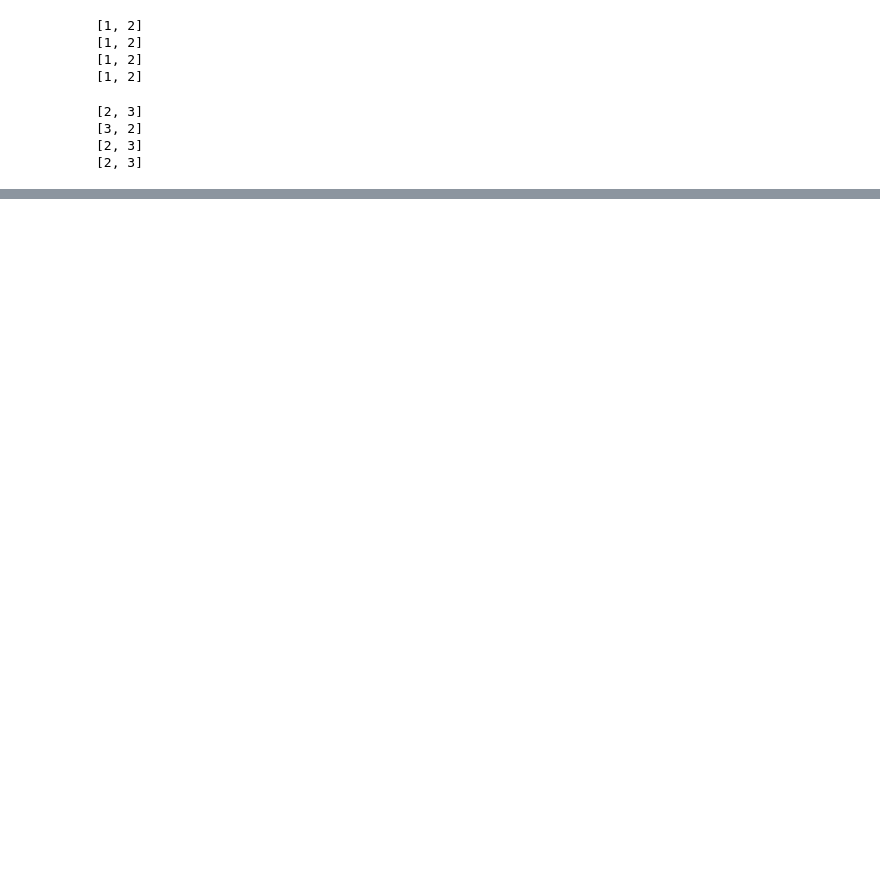
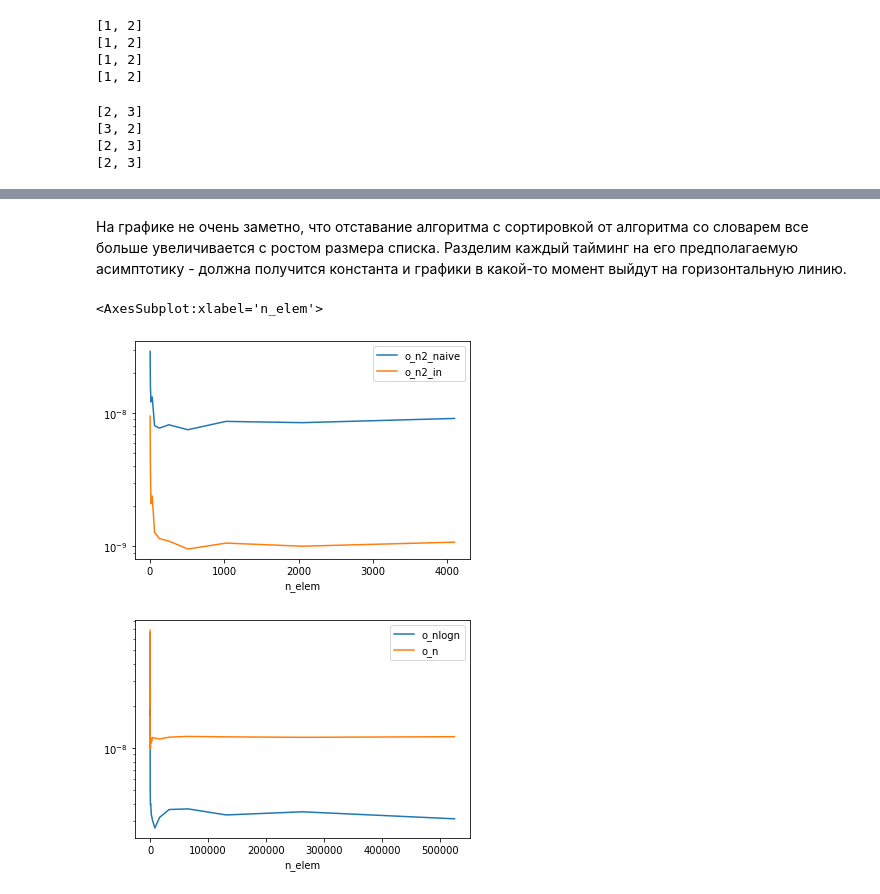
Before and after one commit to gdemin/ozon-coding-test, a Jupyter notebook: ozon_coding_test.ipynb, the cells around one changed output, grey strips where cells are left out. Drawn from its saved outputs; the diff is of its cells as text; code cells hidden in the pictures; blank space fills up the shorter version.

```diff
--- a/ozon_coding_test.ipynb
+++ b/ozon_coding_test.ipynb
@@ -148,0 +208,13 @@ res.plot(x = "n", y = ["indexes_sort", "indexes_fast"], logy = True)
+# %% [markdown]
+На графике не очень заметно, что отставание алгоритма с сортировкой от алгоритма со словарем все больше увеличивается с ростом размера списка. Разделим каждый тайминг на его предполагаемую асимптотику - должна получится константа и графики в какой-то момент выйдут на горизонтальную линию.
+# %%
+res["o_n2_naive"] = res['indexes_naive']/res['n_elem']/res['n_elem']
+res["o_n2_in"] = res['indexes_in']/res['n_elem']/res['n_elem']
+res["o_nlogn"] = res['indexes_sort']/res['n_elem']/np.log(res['n_elem'])
+res["o_n"] = res['indexes_fast']/res['n_elem']
+res.plot(x = "n_elem", y = ["o_n2_naive", "o_n2_in"], logy = True)
+res.plot(x = "n_elem", y = ["o_nlogn", "o_n"], logy = True)
+# %% [output]
+<AxesSubplot:xlabel='n_elem'>
+[figure, added]
+[figure, added]
```
Also changed, not shown: parts of 17 cells of this notebook.
